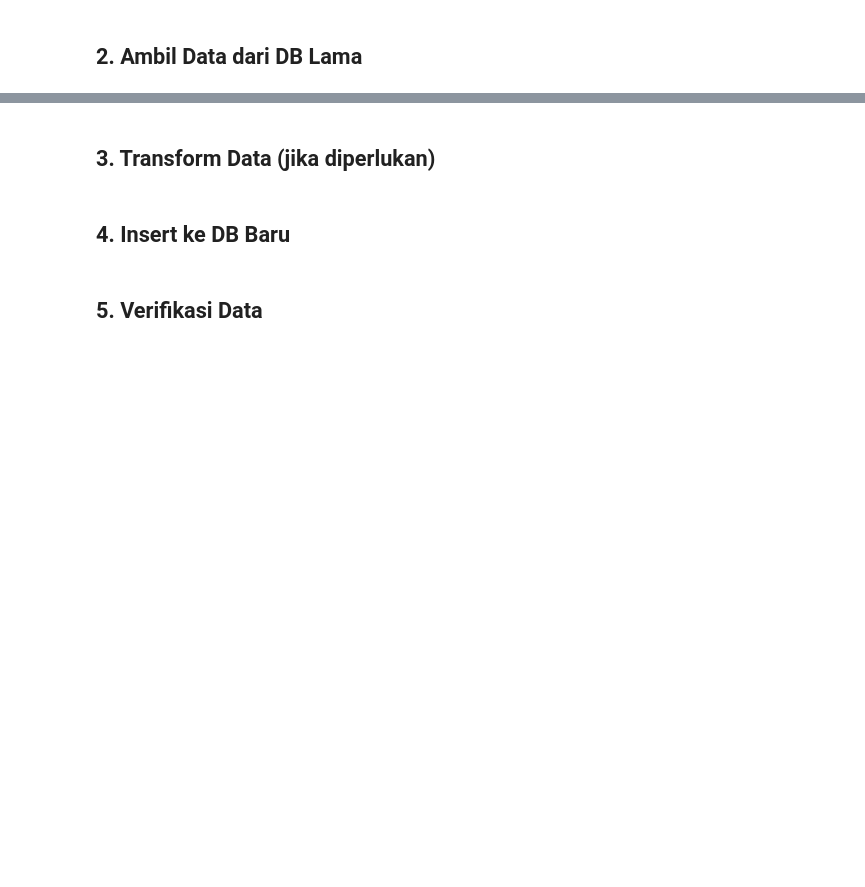
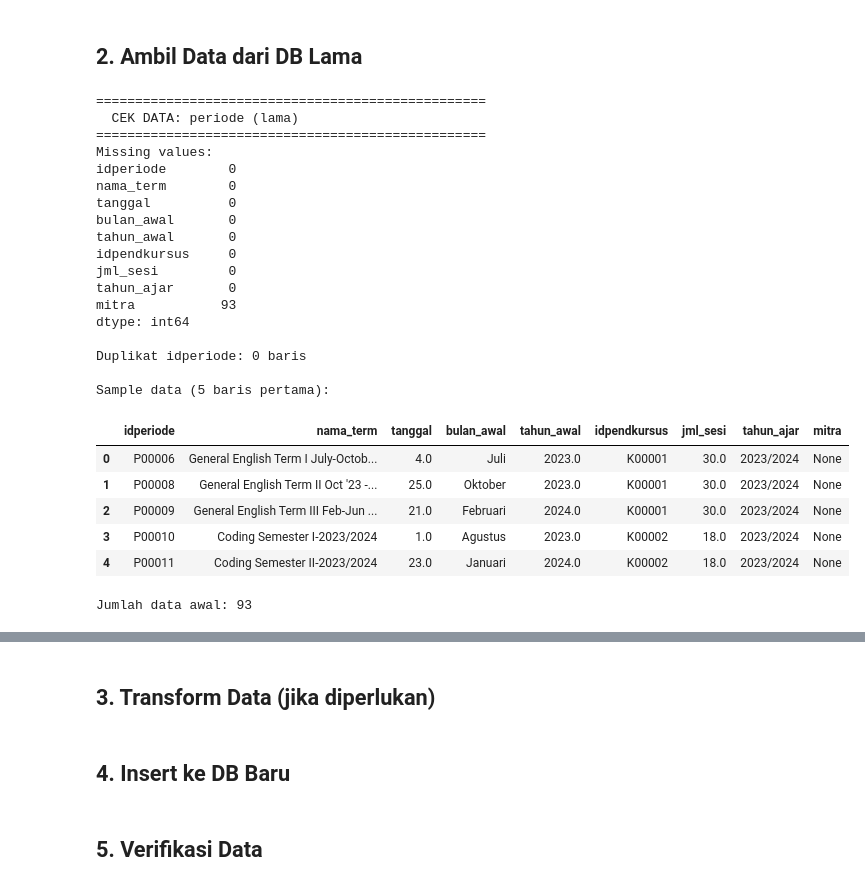
Before and after one commit to umamhaniff/DB_Migration_Leap, a Jupyter notebook: fase_2/script_afrida.ipynb, the cells around one changed output, grey strips where cells are left out. Saved outputs shown, nothing was run; the diff lists cells and outputs as text; code cells hidden in the pictures; blank space fills up the shorter version.

Commit message:
topik+sesi update

```diff
--- a/fase_2/script_afrida.ipynb
+++ b/fase_2/script_afrida.ipynb
@@ -43,0 +39,42 @@ print(f"Sample data: {{data_old[:3] if data_old else 'No data'}}")
+# %%
+def cek_kualitas(df, nama_tabel, pk_col):
+    print(f"\n{'='*50}")
+    print(f"  CEK DATA: {nama_tabel}")
+    print(f"{'='*50}")
+    print("Missing values:")
+    print(df.isnull().sum())
+    print(f"\nDuplikat {pk_col}: {df[pk_col].duplicated().sum()} baris")
+    print("\nSample data (5 baris pertama):")
+
+    display(df.head())
+# %%
+df_periode_lama = pd.read_sql('SELECT * FROM periode', db_old)
+cek_kualitas(df_periode_lama, 'periode (lama)', 'idperiode')
+
+print(f"Jumlah data awal: {len(df_periode_lama)}")
+# %% [output]
+==================================================
+  CEK DATA: periode (lama)
+==================================================
+Missing values:
+idperiode        0
+nama_term        0
+tanggal          0
+bulan_awal       0
+tahun_awal       0
+idpendkursus     0
+jml_sesi         0
+tahun_ajar       0
+mitra           93
+dtype: int64
+
+Duplikat idperiode: 0 baris
+
+Sample data (5 baris pertama):
+|  | idperiode | nama_term | tanggal | bulan_awal | tahun_awal | idpendkursus | jml_sesi | tahun_ajar | mitra |
+| 0 | P00006 | General English Term I July-Octob... | 4.0 | Juli | 2023.0 | K00001 | 30.0 | 2023/2024 | None |
+| 1 | P00008 | General English Term II Oct '23 -... | 25.0 | Oktober | 2023.0 | K00001 | 30.0 | 2023/2024 | None |
+| 2 | P00009 | General English Term III Feb-Jun ... | 21.0 | Februari | 2024.0 | K00001 | 30.0 | 2023/2024 | None |
+| 3 | P00010 | Coding Semester I-2023/2024 | 1.0 | Agustus | 2023.0 | K00002 | 18.0 | 2023/2024 | None |
+| 4 | P00011 | Coding Semester II-2023/2024 | 23.0 | Januari | 2024.0 | K00002 | 18.0 | 2023/2024 | None |
+Jumlah data awal: 93
```
Also changed, not shown: parts of 5 cells of this notebook, 2 other files.
